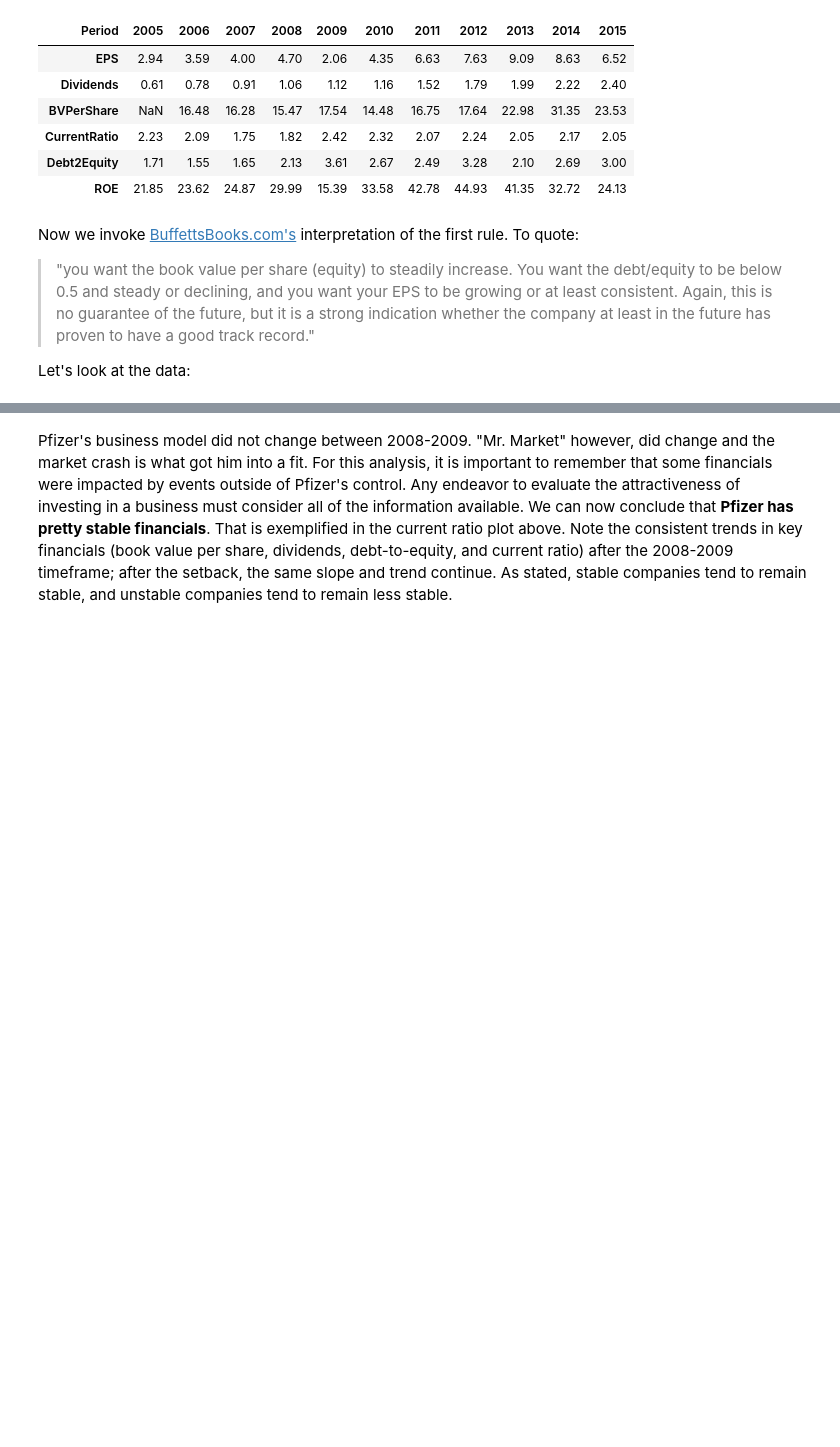
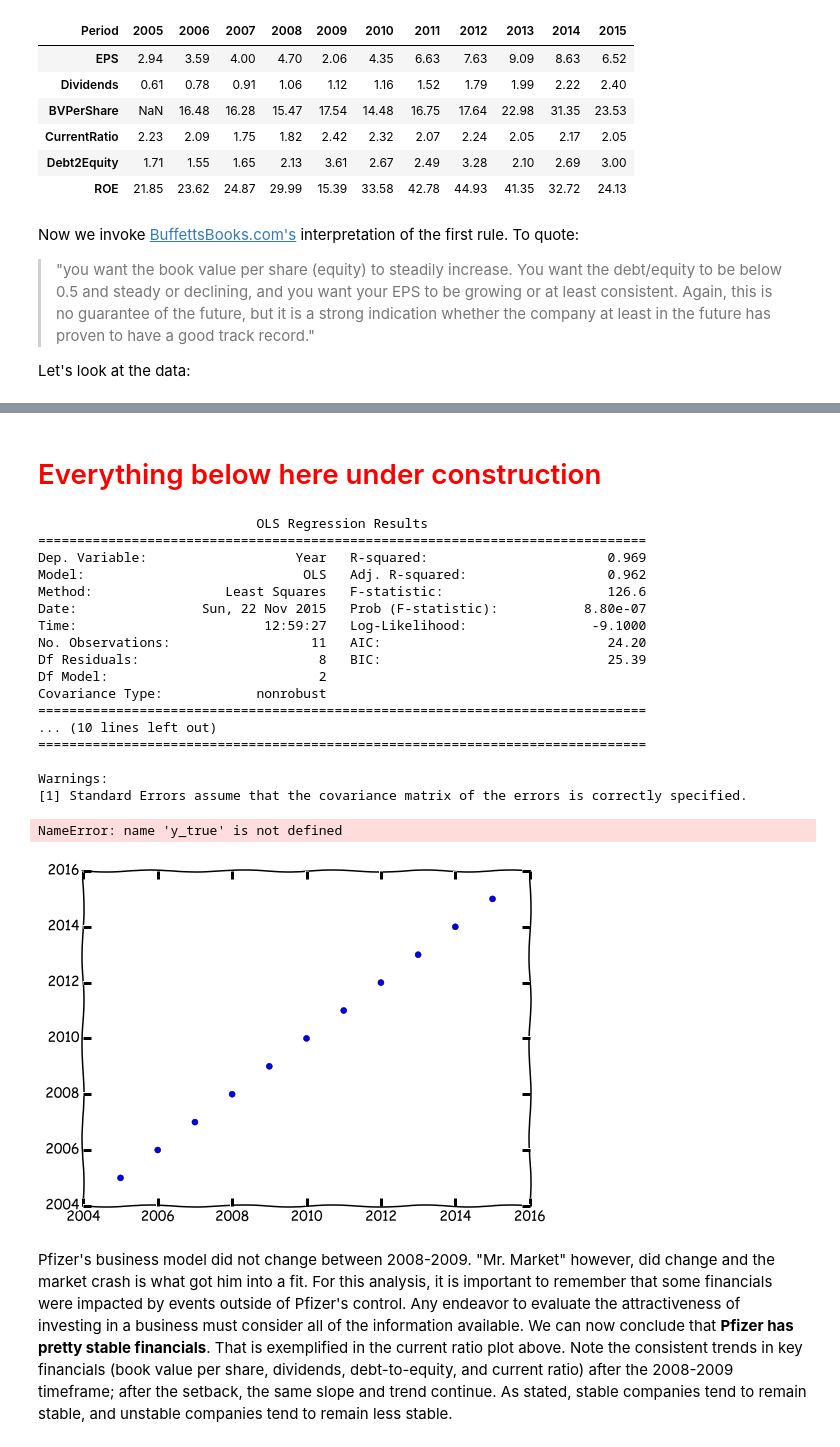
Before and after one commit to linwoodc3/LC3-Creations, a Jupyter notebook: notebooks/securityanalysis/opensourcetool_securityanalsys_pfizer.ipynb, the cells around one changed output, grey strips where cells are left out. Drawn from its saved outputs; the diff is of its cells as text; code cells hidden in the pictures; blank space fills up the shorter version.

```diff
--- a/notebooks/securityanalysis/opensourcetool_securityanalsys_pfizer.ipynb
+++ b/notebooks/securityanalysis/opensourcetool_securityanalsys_pfizer.ipynb
@@ -399,2 +418,37 @@ plt.show()
+# %% [markdown]
+# <font color = 'red'>Everything below here under construction</font>
+# %%
+import statsmodels.api as sm
+import matplotlib.pyplot as plt
+from statsmodels.sandbox.regression.predstd import wls_prediction_std
+
+X = df3[['Dividends','EPS']]
+y = df3['Year']
+
+## fit a OLS model with intercept on TV and Radio
+X = sm.add_constant(X)
+est = sm.OLS(y, X).fit()
+
+print (est.summary())
+# %% [output]
+                            OLS Regression Results
+==============================================================================
+Dep. Variable:                   Year   R-squared:                       0.969
+Model:                            OLS   Adj. R-squared:                  0.962
+Method:                 Least Squares   F-statistic:                     126.6
+Date:                Sun, 22 Nov 2015   Prob (F-statistic):           8.80e-07
+Time:                        12:59:27   Log-Likelihood:                -9.1000
+No. Observations:                  11   AIC:                             24.20
+Df Residuals:                       8   BIC:                             25.39
+Df Model:                           2
+Covariance Type:            nonrobust
+==============================================================================
+... (10 lines left out)
+==============================================================================
+
+Warnings:
+[1] Standard Errors assume that the covariance matrix of the errors is correctly specified.
+NameError: name 'y_true' is not defined
+[figure, added]
 # %% [markdown]
 Pfizer's business model did not change between 2008-2009.  "Mr. Market" however, did change and the market crash is what got him into a fit.  For this analysis, it is important to remember that some financials were impacted by events outside of Pfizer's control.  Any endeavor to evaluate the attractiveness of investing in a business must consider all of the information available. We can now conclude that **Pfizer has pretty stable financials**. That is exemplified in the current ratio plot above.  Note the consistent trends in key financials (book value per share, dividends, debt-to-equity, and current ratio) after the 2008-2009 timeframe; after the setback, the same slope and trend continue.  As stated, stable companies tend to remain stable, and unstable companies tend to remain less stable.
```
Also changed, not shown: parts of 5 cells of this notebook.
